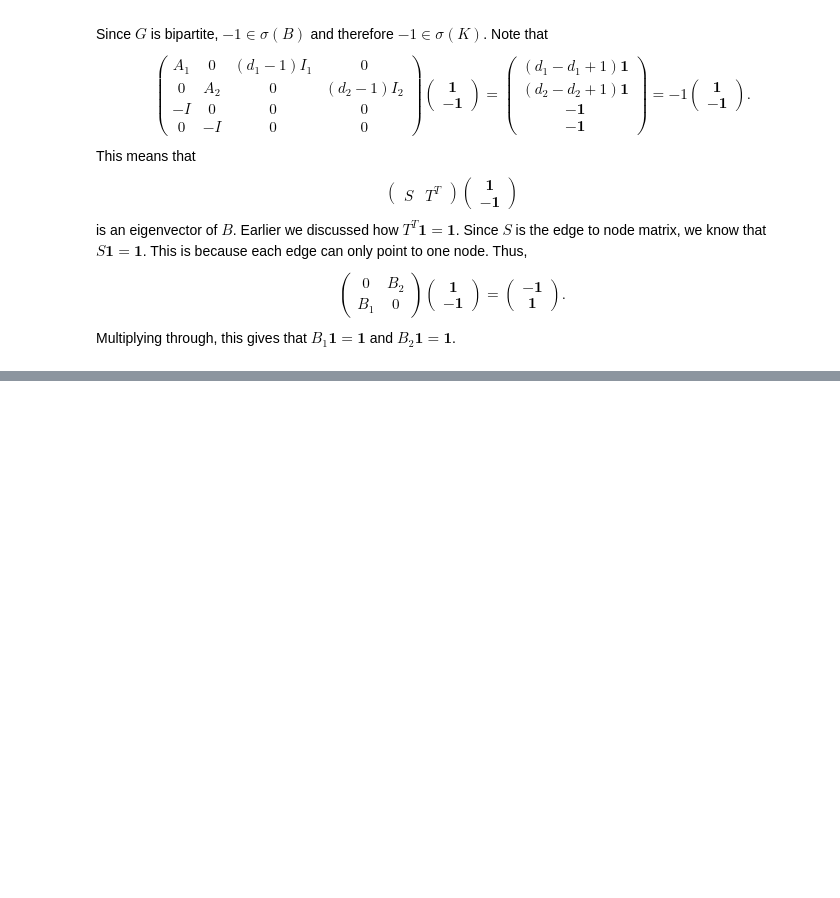
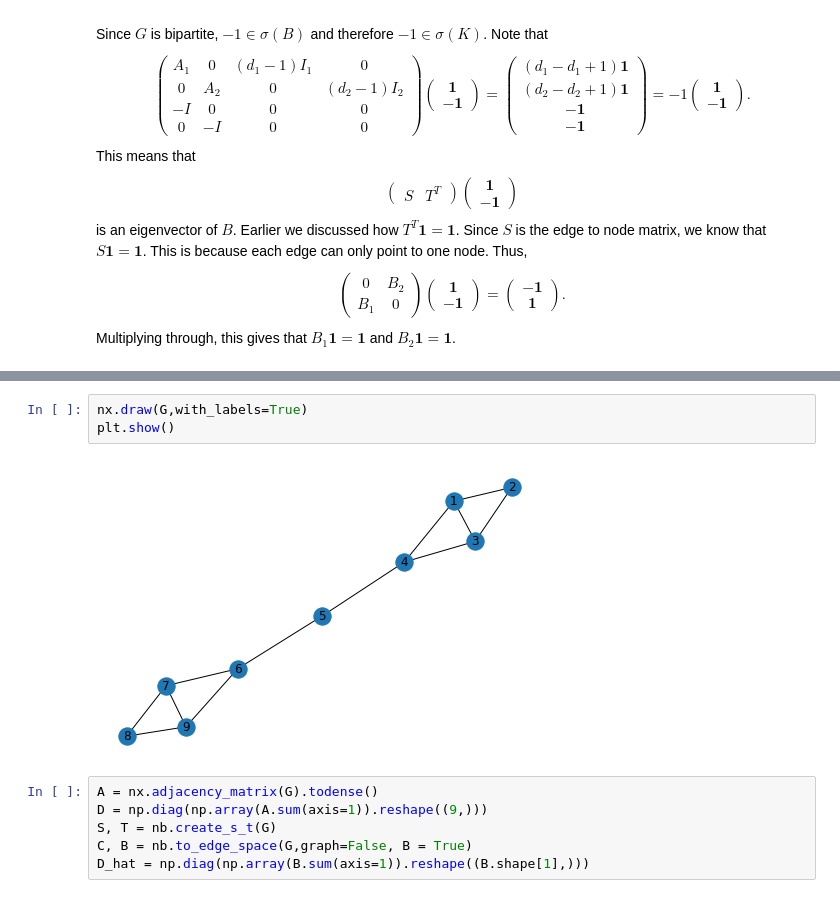
Before and after one commit to cglover13/research, a Jupyter notebook: Kempton/bipartite_pagerank.ipynb, the cells around one changed output, grey strips where cells are left out. Drawn from its saved outputs; the diff is of its cells as text; blank space fills up the shorter version.

```diff
--- a/Kempton/bipartite_pagerank.ipynb
+++ b/Kempton/bipartite_pagerank.ipynb
@@ -266,0 +309,11 @@ Multiplying through, this gives that $B_1\mathbf{1}=\mathbf{1}$ and $B_2\mathbf{
+# %%
+nx.draw(G,with_labels=True)
+plt.show()
+# %% [output]
+[figure, added]
+# %%
+A = nx.adjacency_matrix(G).todense()
+D = np.diag(np.array(A.sum(axis=1)).reshape((9,)))
+S, T = nb.create_s_t(G)
+C, B = nb.to_edge_space(G,graph=False, B = True)
+D_hat = np.diag(np.array(B.sum(axis=1)).reshape((B.shape[1],)))
```
Also changed, not shown: parts of 7 cells of this notebook, 1 other file.
